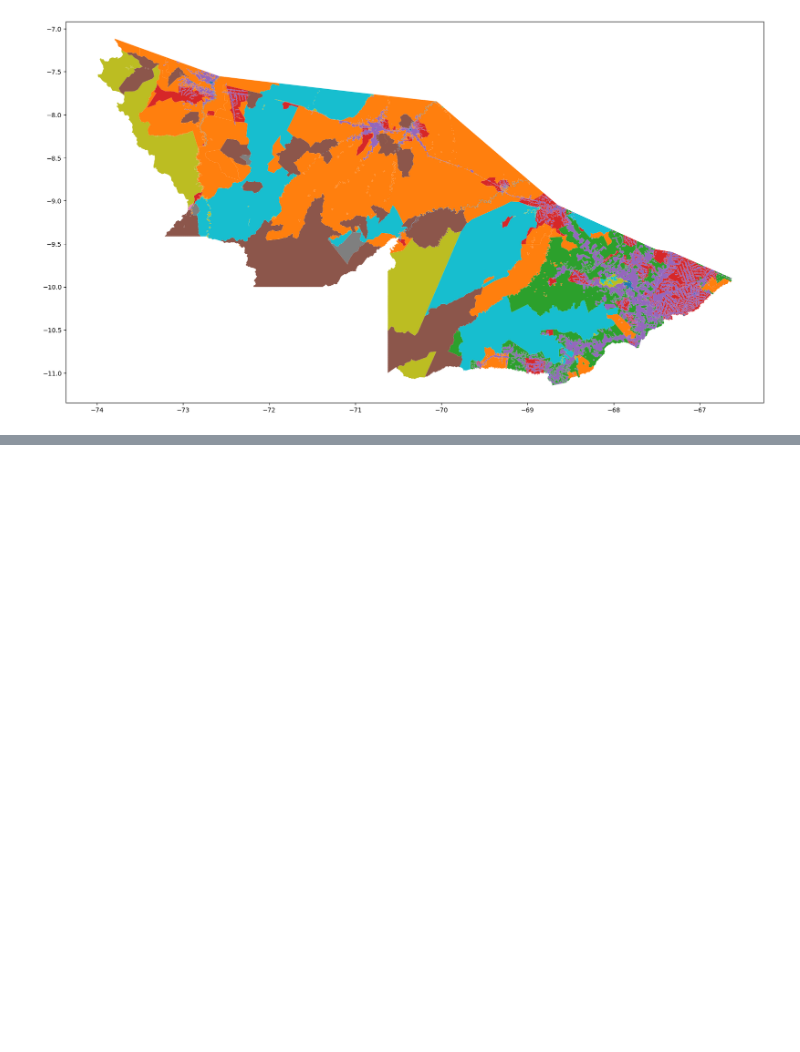
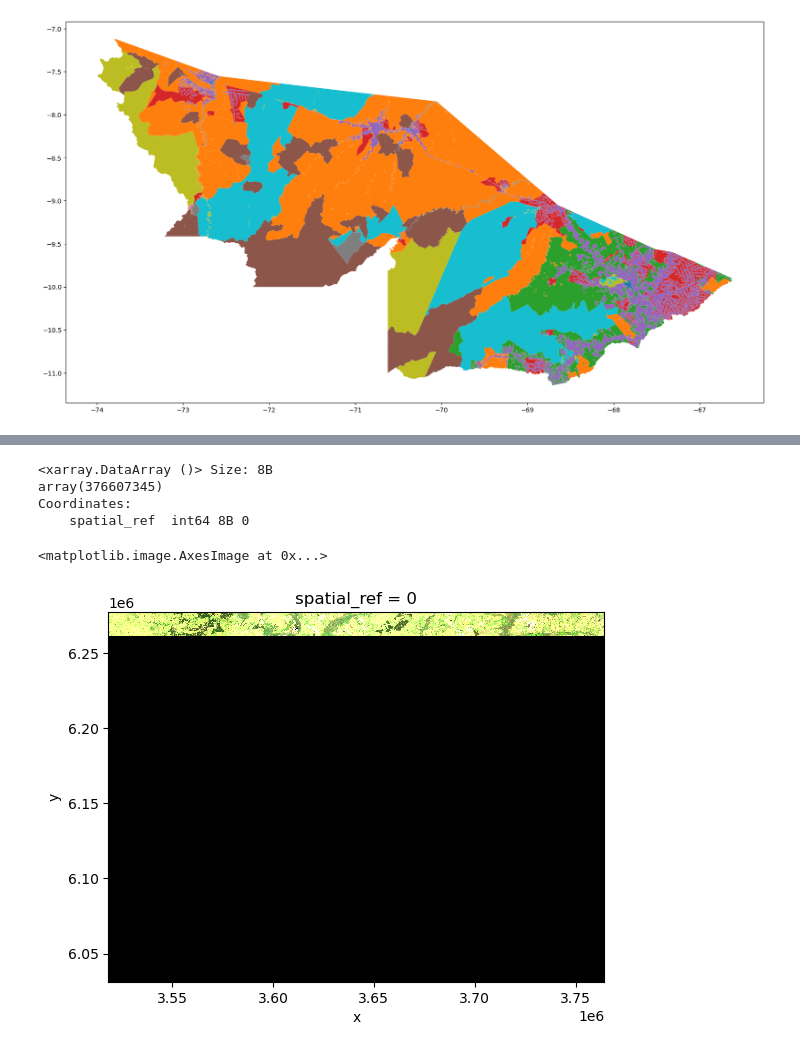
Before and after one commit to felixschulz385/Masterthesis, a Jupyter notebook: code/experiments/experiments.ipynb, the cells around one changed output, grey strips where cells are left out. Drawn from its saved outputs; the diff is of its cells as text; code cells hidden in the pictures; blank space fills up the shorter version.

```diff
--- a/code/experiments/experiments.ipynb
+++ b/code/experiments/experiments.ipynb
@@ -301,0 +491,2 @@ land_cover.plot(column = "DESCRIèãO", ax = ax)
+# %%
+dat = rxr.open_rasterio("/pfs/work7/workspace/scratch/tu_zxobe27-master_thesis/mapbiomas_2015_0.tif")
@@ -301,0 +513,12 @@ land_cover.plot(column = "DESCRIèãO", ax = ax)
+# %%
+dat.isin(0).sum()
+# %% [output]
+<xarray.DataArray ()> Size: 8B
+array(376607345)
+Coordinates:
+    spatial_ref  int64 8B 0
+# %%
+xr.plot.imshow(dat.sel(band = [3,2,1]), rgb = "band", robust = True)
+# %% [output]
+<matplotlib.image.AxesImage at 0x...>
+[figure, added]
```
Also changed, not shown: parts of 37 cells of this notebook, 10 other files.
